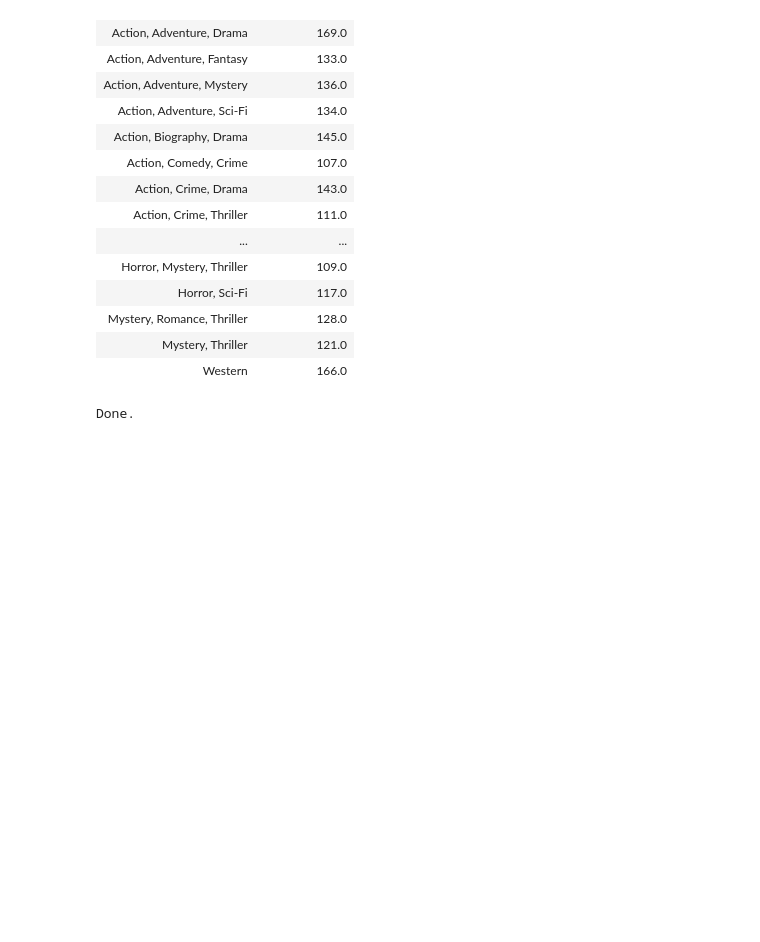
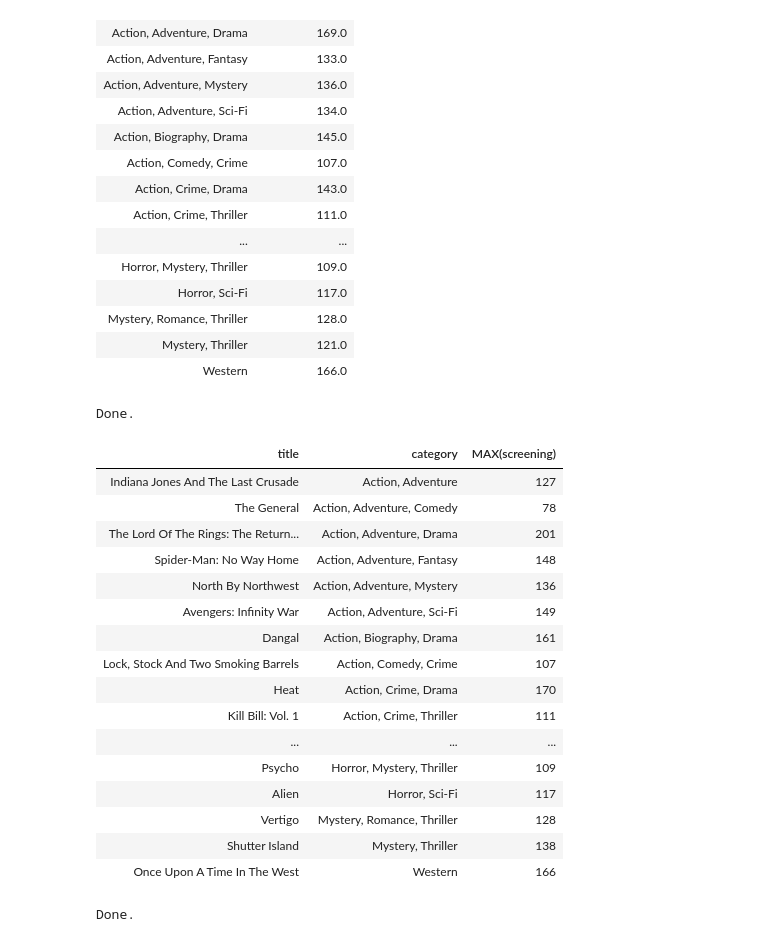
Before and after one commit to t7bo/scraping_movies, a Jupyter notebook: data/sql/requests.ipynb, the cells around one changed output. Saved outputs shown, nothing was run; the diff lists cells and outputs as text; code cells hidden in the pictures; blank space fills up the shorter version.

Commit message:
more sql requests done

```diff
--- a/data/sql/requests.ipynb
+++ b/data/sql/requests.ipynb
@@ -62,6 +123,29 @@ Done.
 | Western | 166.0 |
 # %%
 # En fonction du genre, afficher la liste des films les plus longs.
+# %%
+%%sql sqlite:///../database/imdb.db
+SELECT title, category, MAX(screening) FROM movies
+GROUP BY category
+# %% [output]
+Done.
+| title | category | MAX(screening) |
+| Indiana Jones And The Last Crusade | Action, Adventure | 127 |
+| The General | Action, Adventure, Comedy | 78 |
+| The Lord Of The Rings: The Return... | Action, Adventure, Drama | 201 |
+| Spider-Man: No Way Home | Action, Adventure, Fantasy | 148 |
+| North By Northwest | Action, Adventure, Mystery | 136 |
+| Avengers: Infinity War | Action, Adventure, Sci-Fi | 149 |
+| Dangal | Action, Biography, Drama | 161 |
+| Lock, Stock And Two Smoking Barrels | Action, Comedy, Crime | 107 |
+| Heat | Action, Crime, Drama | 170 |
+| Kill Bill: Vol. 1 | Action, Crime, Thriller | 111 |
+| ... | ... | ... |
+| Psycho | Horror, Mystery, Thriller | 109 |
+| Alien | Horror, Sci-Fi | 117 |
+| Vertigo | Mystery, Romance, Thriller | 128 |
+| Shutter Island | Mystery, Thriller | 138 |
+| Once Upon A Time In The West | Western | 166 |
 # %%
 # En fonction du genre, quel est le coût de tournage d’une minute de film ?
 # %%
```
Also changed, not shown: parts of 5 cells of this notebook.
